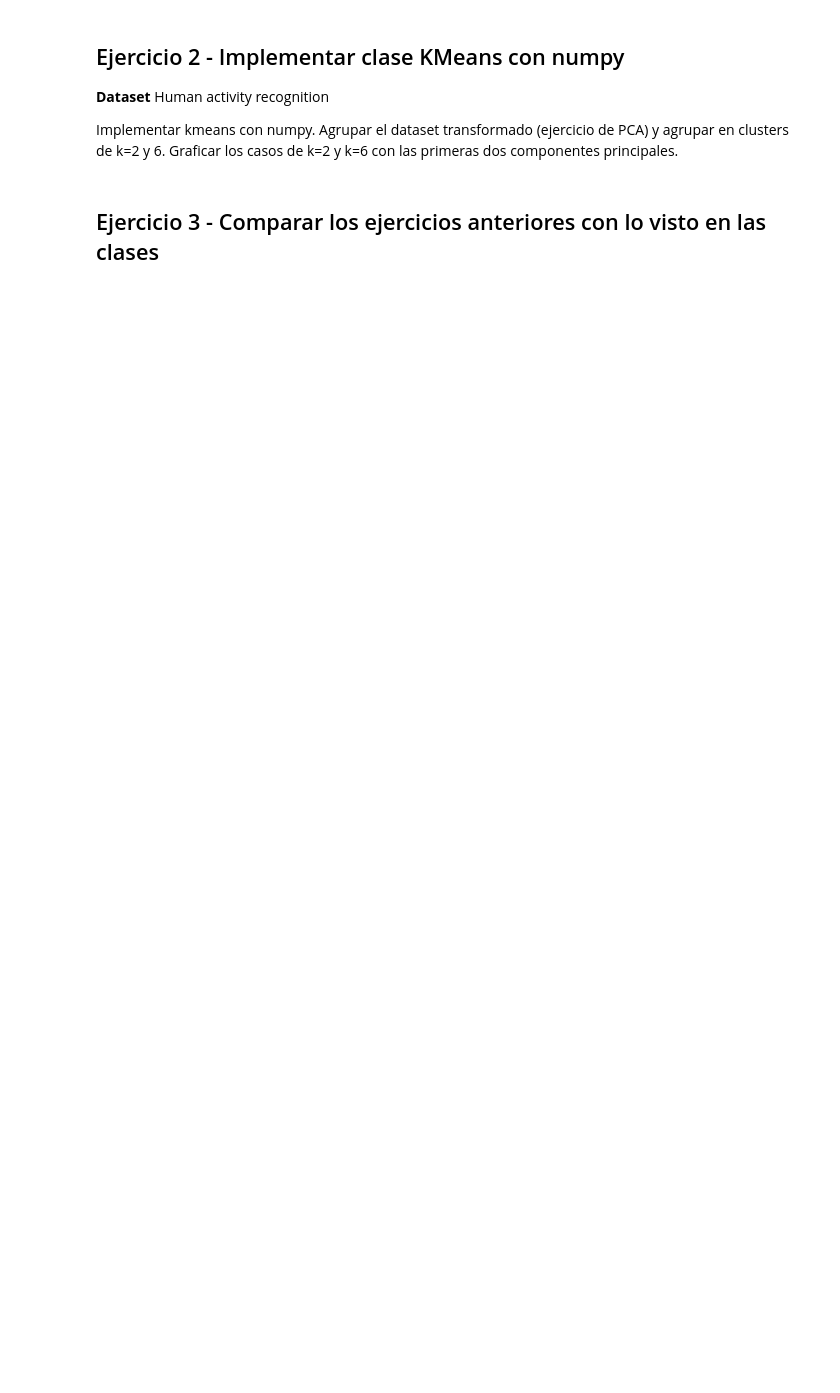
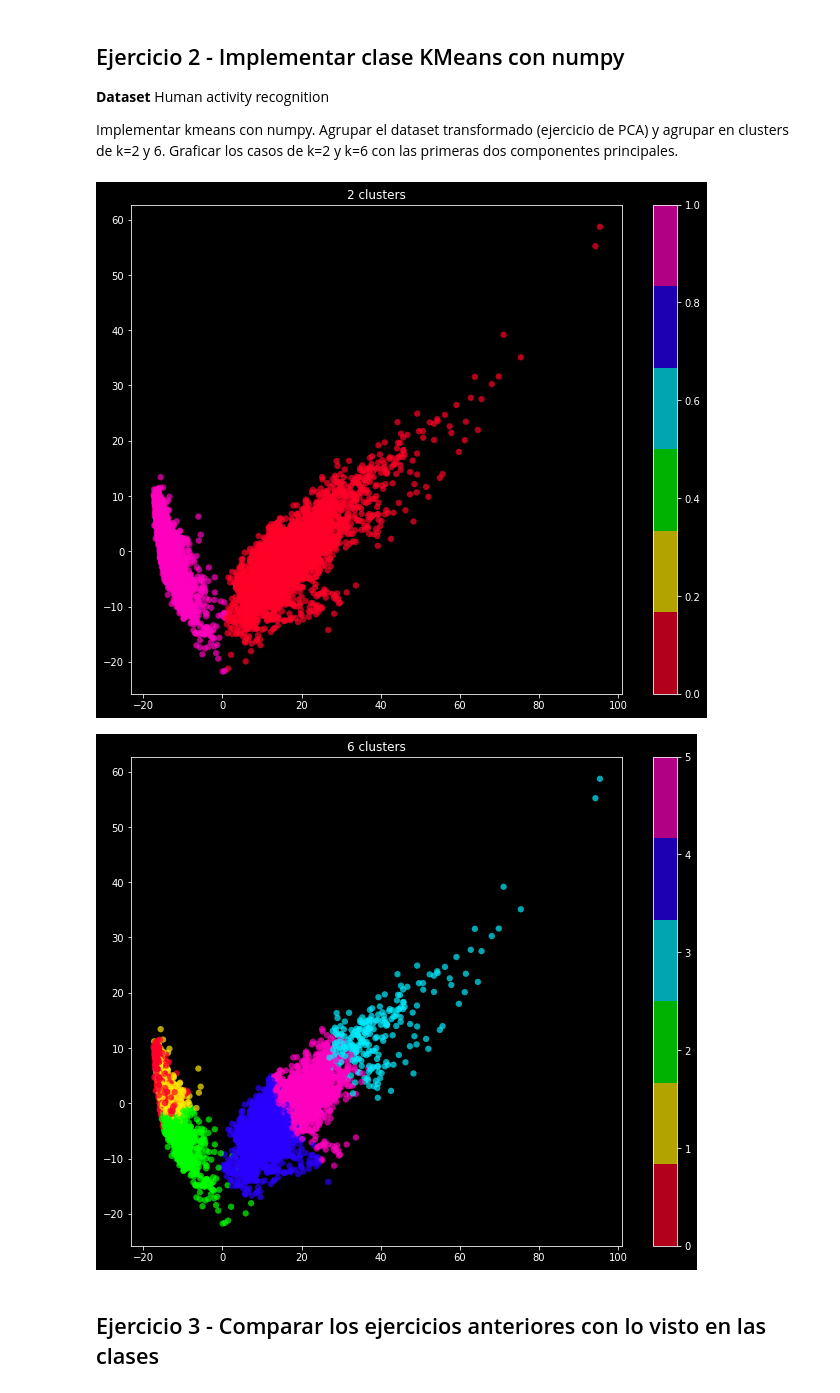
Before and after one commit to mbrito96/CEIA, a Jupyter notebook: X1_IntroAI/TP1/Trabajo_Practico_1.ipynb, the cells around one changed output. Drawn from its saved outputs; the diff is of its cells as text; code cells hidden in the pictures; blank space fills up the shorter version.

```diff
--- a/X1_IntroAI/TP1/Trabajo_Practico_1.ipynb
+++ b/X1_IntroAI/TP1/Trabajo_Practico_1.ipynb
@@ -23,0 +24,31 @@ Tomar las primeras 63 componentes principales y calcular la varianza contemplada
+# %%
+import numpy as np
+import pandas as pd
+import os
+
+%matplotlib inline
+from matplotlib import pyplot as plt
+plt.rcParams['figure.figsize'] = (12, 9)
+plt.rcParams['font.family'] = 'DejaVu Sans'
+plt.rcParams['lines.color'] = 'r'
+plt.style.use(['dark_background'])
+
+
+PATH_DATASET = "./UCI HAR Dataset/train"
+x_train = np.loadtxt(os.path.join(PATH_DATASET, "X_train.txt"))
+y_train = np.loadtxt(os.path.join(PATH_DATASET, "y_train.txt")).astype(int)
+
+print('Dataset shape: ' + str(x_train.shape))
+plot = False
+if plot:
+    df = pd.DataFrame(data=x_train)
+    plt.plot(np.mean(df), lw=2)
+    plt.title('Mean')
+    plt.show()
+    plt.plot(np.var(df), lw=2)
+    plt.title('Variance')
+    plt.show()
+    plt.plot(np.cumsum(np.var(df)), lw=2)
+    plt.title('Cummulative Variance')
+    plt.show()
+    df.describe()
@@ -31,2 +209,12 @@ Implementar kmeans con numpy. Agrupar el dataset transformado (ejercicio de PCA)
+# %%
+kmeans_2 = my_kmeans(n_clusters = 2)
+groups = kmeans_2.fit(x_pca)
+kmeans_2.plot('2 clusters')
+kmeans_6 = my_kmeans(n_clusters = 6)
+groups = kmeans_6.fit(x_pca)
+kmeans_6.plot('6 clusters')
+# %% [output]
+[figure, added]
+[figure, added]
 # %% [markdown]
 ## Ejercicio 3 - Comparar los ejercicios anteriores con lo visto en las clases
```
Also changed, not shown: parts of 8 cells of this notebook, 29 other files.
